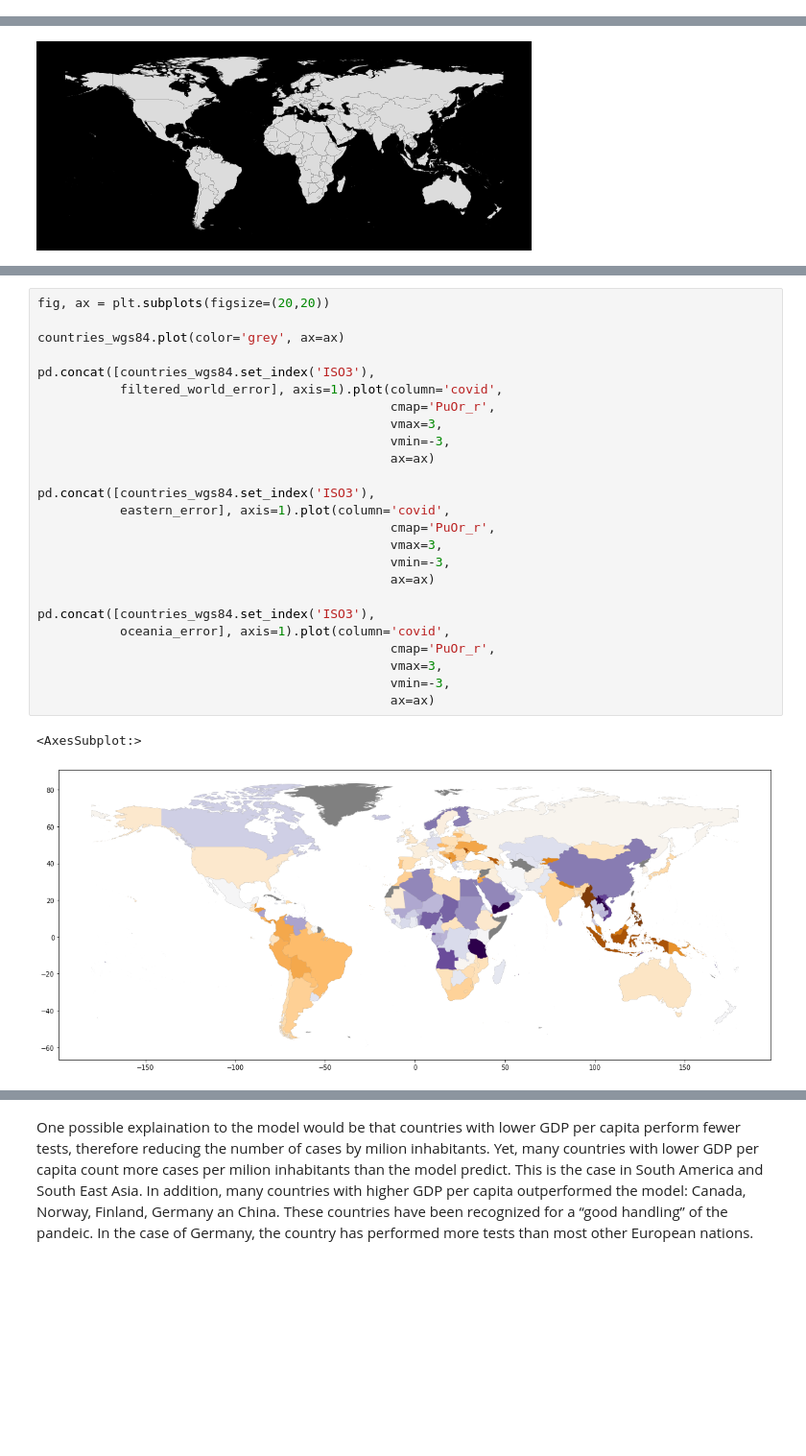
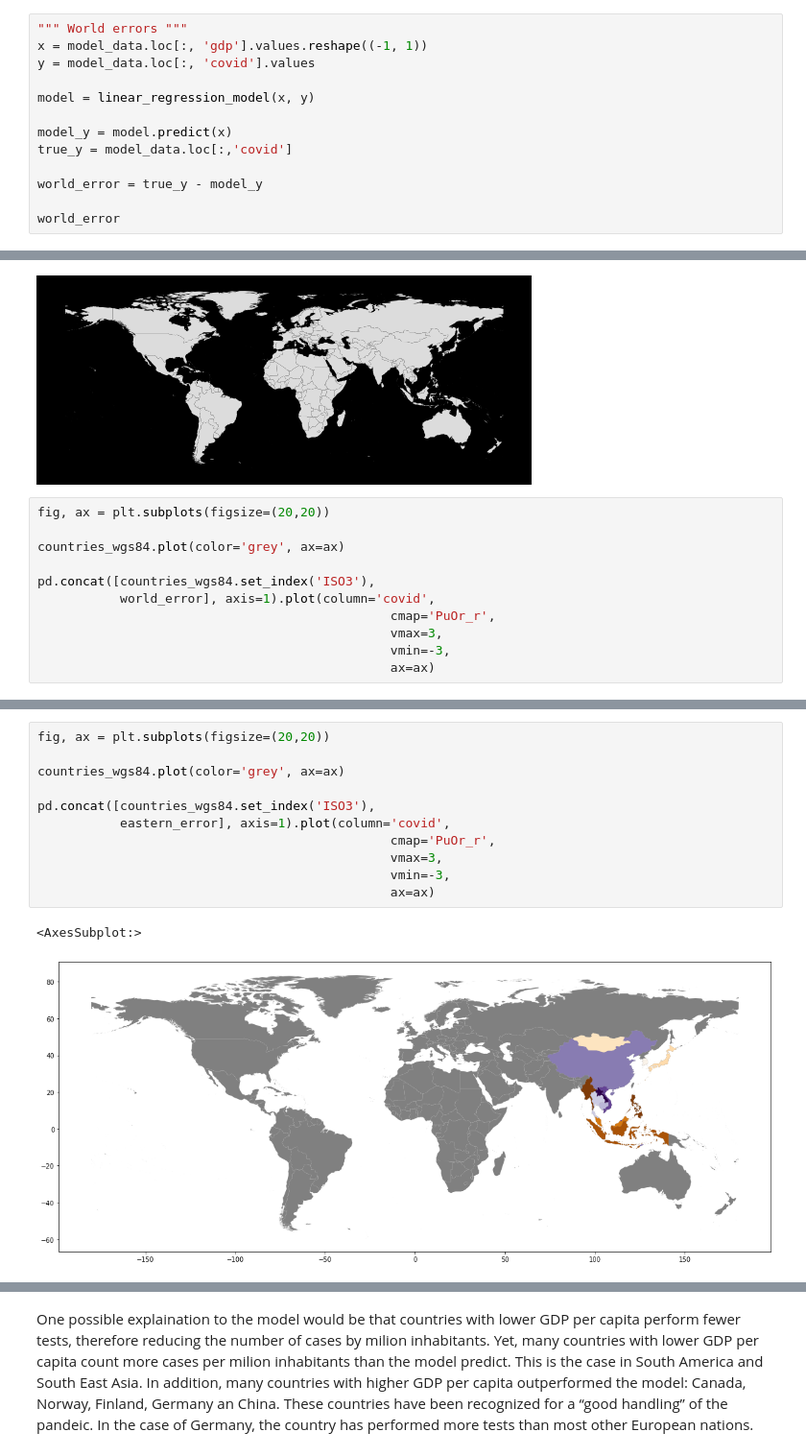
Before and after one commit to sjinko/covid_gdp, a Jupyter notebook: notebooks/covid_gdp.ipynb, the cells around one changed output, grey strips where cells are left out. Shown at 96% size. Saved outputs shown, nothing was run; the diff lists cells and outputs as text; blank space fills up the shorter version.

```diff
--- a/notebooks/covid_gdp.ipynb
+++ b/notebooks/covid_gdp.ipynb
@@ -463,3 +463,16 @@ world_model_filtered
 | West of Himalayas | 0.5575 | 1.1137 | -1.1815 |
 # %% [markdown]
 ## Models error values
+# %%
+""" World errors """
+x = model_data.loc[:, 'gdp'].values.reshape((-1, 1))
+y = model_data.loc[:, 'covid'].values
+
+model = linear_regression_model(x, y)
+
+model_y = model.predict(x)
+true_y = model_data.loc[:,'covid']
+
+world_error = true_y - model_y
+
+world_error
@@ -578,3 +605,14 @@ ax.axis('off')
 plt.show()
 # %% [output]
 [figure]
+# %%
+fig, ax = plt.subplots(figsize=(20,20))
+
+countries_wgs84.plot(color='grey', ax=ax)
+
+pd.concat([countries_wgs84.set_index('ISO3'),
+           world_error], axis=1).plot(column='covid',
+                                               cmap='PuOr_r',
+                                               vmax=3,
+                                               vmin=-3,
+                                               ax=ax)
@@ -581,28 +622,14 @@ plt.show()
 # %%
 fig, ax = plt.subplots(figsize=(20,20))
 
 countries_wgs84.plot(color='grey', ax=ax)
-
-pd.concat([countries_wgs84.set_index('ISO3'),
-           filtered_world_error], axis=1).plot(column='covid',
-                                               cmap='PuOr_r',
-                                               vmax=3,
-                                               vmin=-3,
-                                               ax=ax)
 
 pd.concat([countries_wgs84.set_index('ISO3'),
            eastern_error], axis=1).plot(column='covid',
                                                cmap='PuOr_r',
                                                vmax=3,
                                                vmin=-3,
                                                ax=ax)
-
-pd.concat([countries_wgs84.set_index('ISO3'),
-           oceania_error], axis=1).plot(column='covid',
-                                               cmap='PuOr_r',
-                                               vmax=3,
-                                               vmin=-3,
-                                               ax=ax)
 # %% [output]
 <AxesSubplot:>
-[figure, old version]
+[figure, new version]
```
Also changed, not shown: parts of 3 cells of this notebook.
